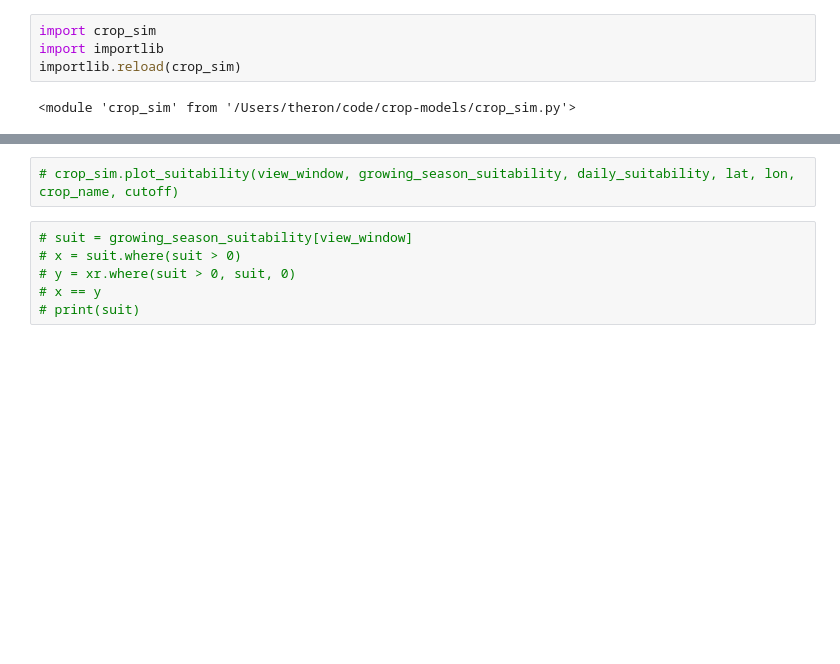
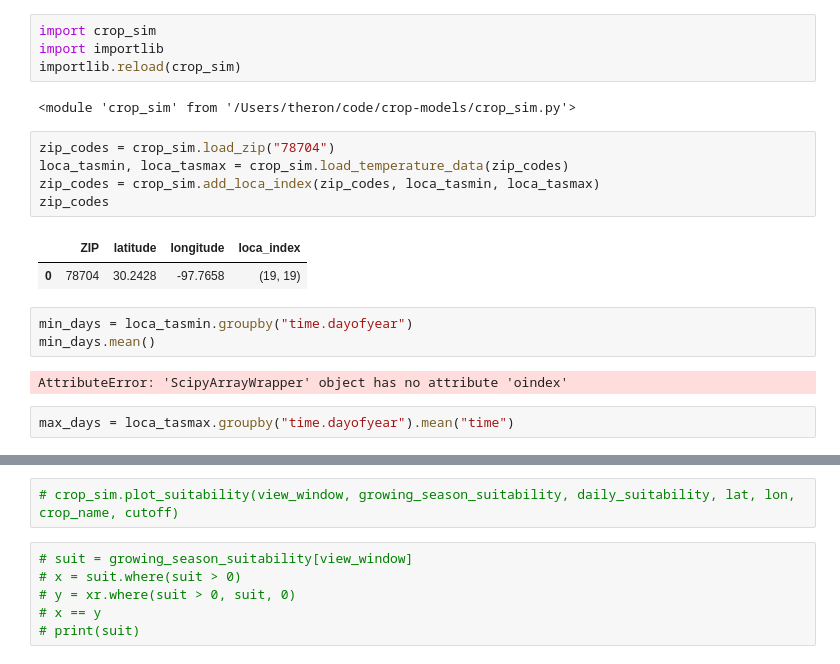
Before and after one commit to stereowrench/crop-models, a Jupyter notebook: Crop Simulations.ipynb, the cells around one changed output, grey strips where cells are left out. Cells and saved outputs as stored; diff of their text form; blank space fills up the shorter version.

```diff
--- a/Crop Simulations.ipynb
+++ b/Crop Simulations.ipynb
@@ -24,3 +24,18 @@ import importlib
 importlib.reload(crop_sim)
 # %% [output]
 <module 'crop_sim' from '/Users/theron/code/crop-models/crop_sim.py'>
+# %%
+zip_codes = crop_sim.load_zip("78704")
+loca_tasmin, loca_tasmax = crop_sim.load_temperature_data(zip_codes)
+zip_codes = crop_sim.add_loca_index(zip_codes, loca_tasmin, loca_tasmax)
+zip_codes
+# %% [output]
+|  | ZIP | latitude | longitude | loca_index |
+| 0 | 78704 | 30.2428 | -97.7658 | (19, 19) |
+# %%
+min_days = loca_tasmin.groupby("time.dayofyear")
+min_days.mean()
+# %% [output]
+AttributeError: 'ScipyArrayWrapper' object has no attribute 'oindex'
+# %%
+max_days = loca_tasmax.groupby("time.dayofyear").mean("time")
```
Also changed, not shown: parts of 6 cells of this notebook, 1 other file.
